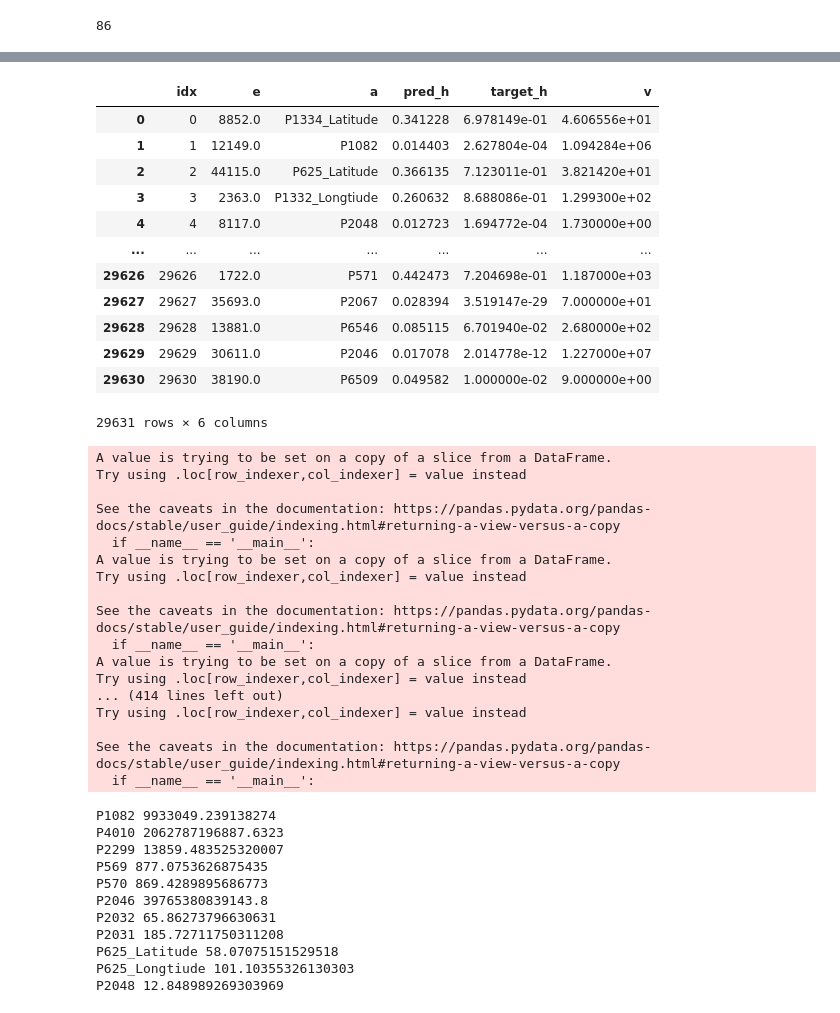
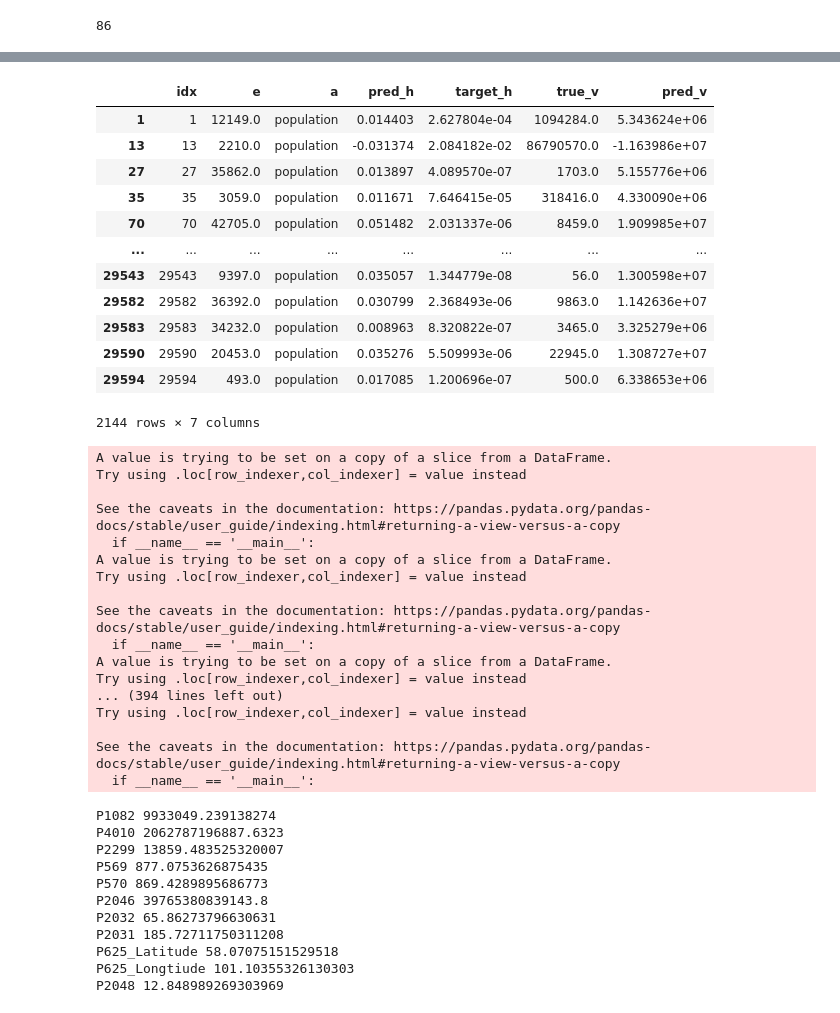
Before and after one commit to tinginde/Kgc-attribute-value-prediction-with-constraints, a Jupyter notebook: check_result.ipynb, the cells around one changed output, grey strips where cells are left out. Saved outputs shown, nothing was run; the diff lists cells and outputs as text; code cells hidden in the pictures.

```diff
--- a/check_result.ipynb
+++ b/check_result.ipynb
@@ -47,4 +67,4 @@ df= pd.read_csv("models_onlye/preds_result_onlye_compare")
 # %%
 df= pd.read_csv('exp_pretrained/predicted_result/model_120_32_att_head_changeinit.csv')
 # %%
-df
+df['true_v']=attri_data['v']
@@ -65,34 +71,31 @@ df
 # %%
-df['a']=attri_data['a']
+df['a']=attri_data['name_a']
-# %%
-df['v']=attri_data['v']
 # %%
-
-df
+df[df.a=='population']
 # %% [output]
-|  | idx | e | a | pred_h | target_h | v |
-| 0 | 0 | 8852.0 | P1334_Latitude | 0.341228 | 6.978149e-01 | 4.606556e+01 |
-| 1 | 1 | 12149.0 | P1082 | 0.014403 | 2.627804e-04 | 1.094284e+06 |
-| 2 | 2 | 44115.0 | P625_Latitude | 0.366135 | 7.123011e-01 | 3.821420e+01 |
-| 3 | 3 | 2363.0 | P1332_Longtiude | 0.260632 | 8.688086e-01 | 1.299300e+02 |
-| 4 | 4 | 8117.0 | P2048 | 0.012723 | 1.694772e-04 | 1.730000e+00 |
-| ... | ... | ... | ... | ... | ... | ... |
-| 29626 | 29626 | 1722.0 | P571 | 0.442473 | 7.204698e-01 | 1.187000e+03 |
-| 29627 | 29627 | 35693.0 | P2067 | 0.028394 | 3.519147e-29 | 7.000000e+01 |
-| 29628 | 29628 | 13881.0 | P6546 | 0.085115 | 6.701940e-02 | 2.680000e+02 |
-| 29629 | 29629 | 30611.0 | P2046 | 0.017078 | 2.014778e-12 | 1.227000e+07 |
-| 29630 | 29630 | 38190.0 | P6509 | 0.049582 | 1.000000e-02 | 9.000000e+00 |
+|  | idx | e | a | pred_h | target_h | true_v | pred_v |
+| 1 | 1 | 12149.0 | population | 0.014403 | 2.627804e-04 | 1094284.0 | 5.343624e+06 |
+| 13 | 13 | 2210.0 | population | -0.031374 | 2.084182e-02 | 86790570.0 | -1.163986e+07 |
+| 27 | 27 | 35862.0 | population | 0.013897 | 4.089570e-07 | 1703.0 | 5.155776e+06 |
+| 35 | 35 | 3059.0 | population | 0.011671 | 7.646415e-05 | 318416.0 | 4.330090e+06 |
+| 70 | 70 | 42705.0 | population | 0.051482 | 2.031337e-06 | 8459.0 | 1.909985e+07 |
+| ... | ... | ... | ... | ... | ... | ... | ... |
+| 29543 | 29543 | 9397.0 | population | 0.035057 | 1.344779e-08 | 56.0 | 1.300598e+07 |
+| 29582 | 29582 | 36392.0 | population | 0.030799 | 2.368493e-06 | 9863.0 | 1.142636e+07 |
+| 29583 | 29583 | 34232.0 | population | 0.008963 | 8.320822e-07 | 3465.0 | 3.325279e+06 |
+| 29590 | 29590 | 20453.0 | population | 0.035276 | 5.509993e-06 | 22945.0 | 1.308727e+07 |
+| 29594 | 29594 | 493.0 | population | 0.017085 | 1.200696e-07 | 500.0 | 6.338653e+06 |
-29631 rows × 6 columns
+2144 rows × 7 columns
 # %%
 from sklearn.preprocessing import StandardScaler,MinMaxScaler
 def v_scale(attdf):
     scaler = MinMaxScaler()
     minmax_scaler = scaler.fit(attdf.v.to_numpy().reshape(-1,1))
     return minmax_scaler
-alist=list(attri_data["a"].unique())
+alist=list(attri_data["name_a"].unique())
 for a_name in alist:
     attdf = df[df["a"]==a_name]
-    attdf['pred_v']= v_scale(attri_data[attri_data['a']==a_name]).inverse_transform(attdf.pred_h.to_numpy().reshape(-1,1))
+    attdf['pred_v']= v_scale(attri_data[attri_data['name_a']==a_name]).inverse_transform(attdf.pred_h.to_numpy().reshape(-1,1))
     df.loc[attdf.index,'pred_v']=attdf['pred_v']
 # %% [output]
 A value is trying to be set on a copy of a slice from a DataFrame.
@@ -107,7 +110,7 @@ See the caveats in the documentation: https://pandas.pydata.org/pandas-docs/stab
   if __name__ == '__main__':
 A value is trying to be set on a copy of a slice from a DataFrame.
 Try using .loc[row_indexer,col_indexer] = value instead
-... (414 lines left out)
+... (394 lines left out)
 Try using .loc[row_indexer,col_indexer] = value instead
 
 See the caveats in the documentation: https://pandas.pydata.org/pandas-docs/stable/user_guide/indexing.html#returning-a-view-versus-a-copy
```
Also changed, not shown: parts of 4 cells of this notebook, 9 other files.
